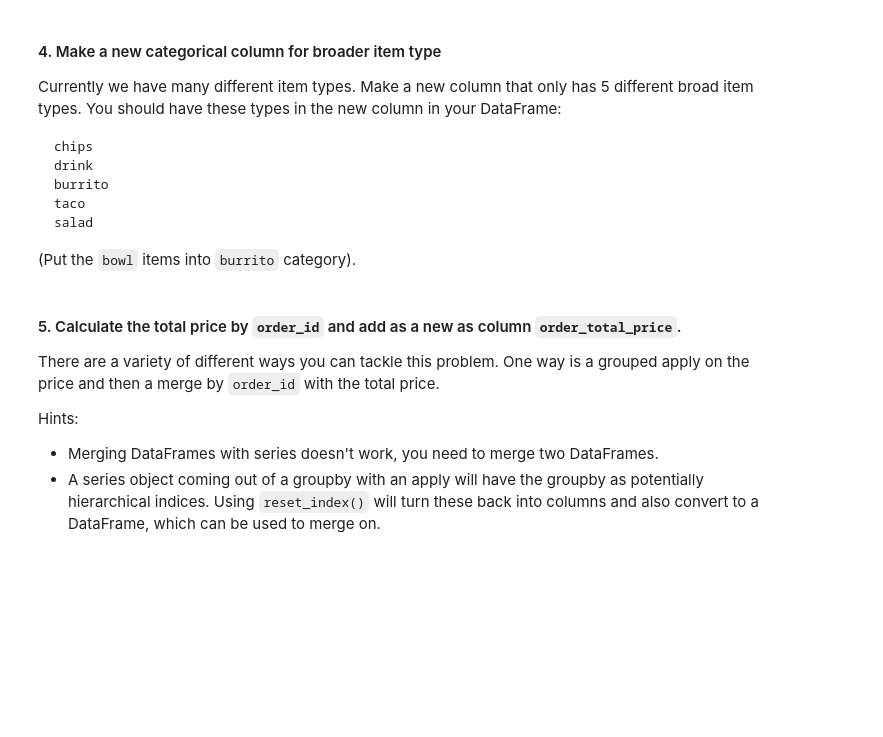
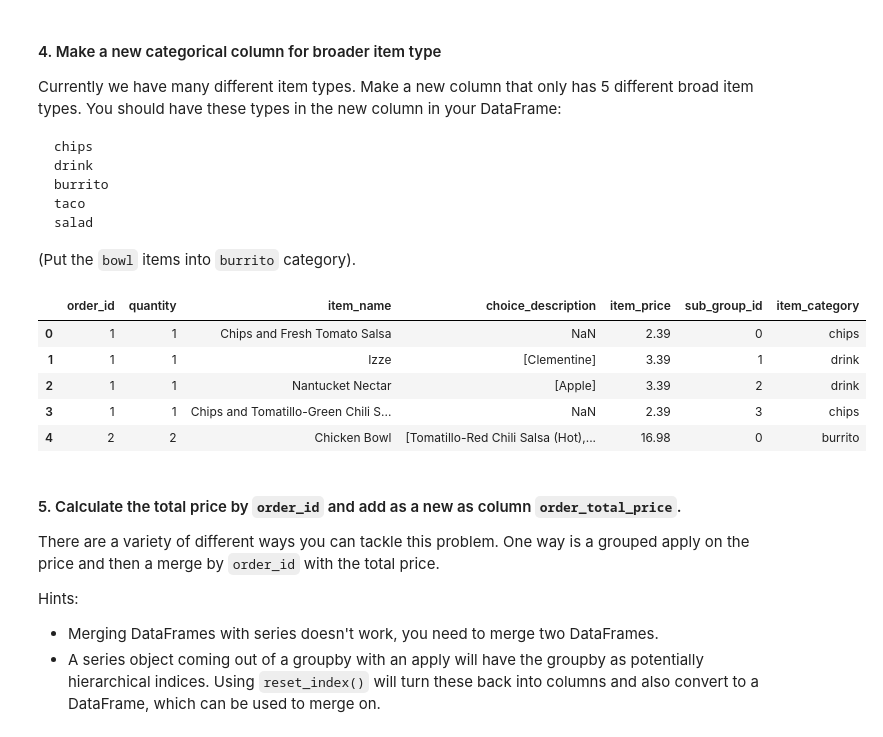
Before and after one commit to karafarkas/DS-SF-42, a Jupyter notebook: classes/04/extra-work/pandas-dataframe_manipulation-lab/dataframe-manipulation-chipotle-data.ipynb, the cells around one changed output. Drawn from its saved outputs; the diff is of its cells as text; code cells hidden in the pictures; blank space fills up the shorter version.

```diff
--- a/classes/04/extra-work/pandas-dataframe_manipulation-lab/dataframe-manipulation-chipotle-data.ipynb
+++ b/classes/04/extra-work/pandas-dataframe_manipulation-lab/dataframe-manipulation-chipotle-data.ipynb
@@ -62,0 +59,11 @@ chip_df.
+# %%
+# A:
+
+
+def add_sub_group(df):
+    df['sub_group_id'] = np.arange(df.shape[0])
+    return df
+
+chip_df = chip_df.groupby('order_id').apply(add_sub_group)
+
+chip_df.head()
@@ -83,3 +123,32 @@ Currently we have many different item types. Make a new column that only has 5 d
+# %%
+# A: create types column
+
+
+#chip_df.groupby('item_name').size() - see names of items
+
+def item_types(x):
+    x = x.lower()
+    if 'chips' in x:
+        return 'chips'
+    elif ('burrito' in x) or ('bowl' in x):
+        return 'burrito'
+    elif 'tacos' in x:
+        return 'tacos'
+    elif 'salad' in x:
+        return 'salad'
+    else:
+        return 'drink'
+
+chip_df['item_category'] = chip_df.item_name.map(item_types)
+
+chip_df.head()
+# %% [output]
+|  | order_id | quantity | item_name | choice_description | item_price | sub_group_id | item_category |
+| 0 | 1 | 1 | Chips and Fresh Tomato Salsa | NaN | 2.39 | 0 | chips |
+| 1 | 1 | 1 | Izze | [Clementine] | 3.39 | 1 | drink |
+| 2 | 1 | 1 | Nantucket Nectar | [Apple] | 3.39 | 2 | drink |
+| 3 | 1 | 1 | Chips and Tomatillo-Green Chili S... | NaN | 2.39 | 3 | chips |
+| 4 | 2 | 2 | Chicken Bowl | [Tomatillo-Red Chili Salsa (Hot),... | 16.98 | 0 | burrito |
 # %% [markdown]
 #### 5. Calculate the total price by `order_id` and add as a new as column `order_total_price`.
 
```
Also changed, not shown: parts of 14 cells of this notebook.
